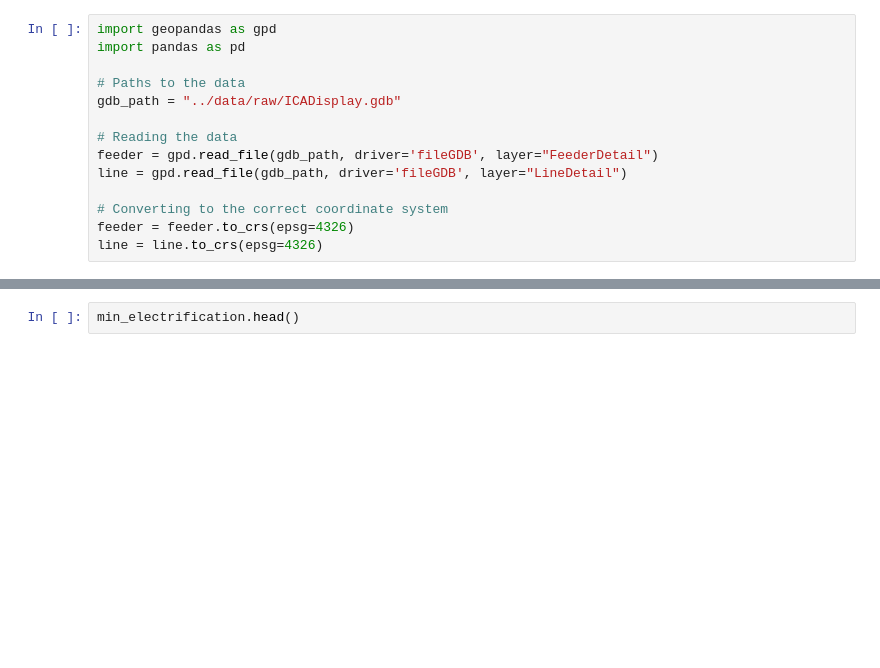
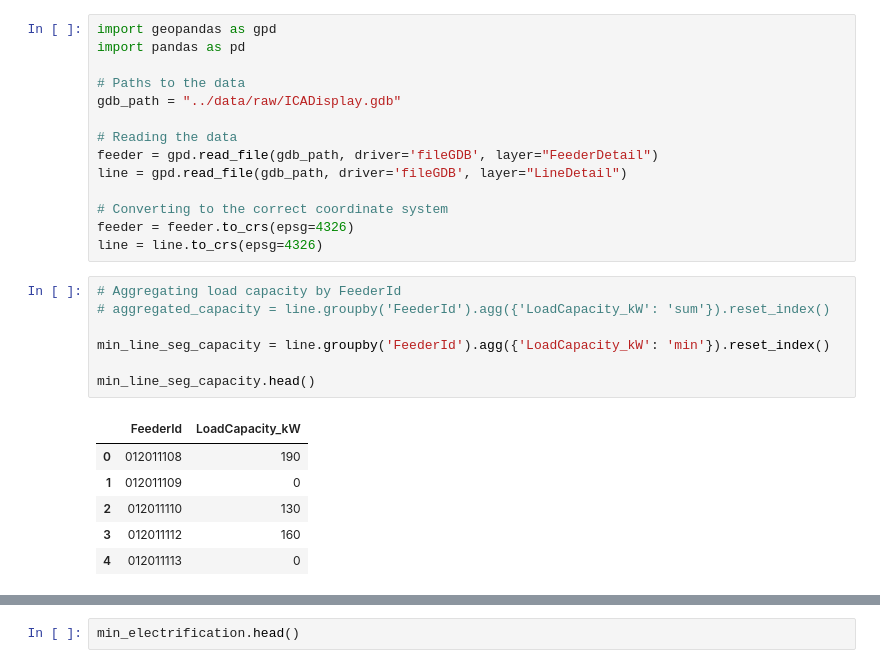
Before and after one commit to antiroyalty/ca-climate-action-initiative, a Jupyter notebook: backend/notebooks/ica_to_geojson.ipynb, the cells around one changed output, grey strips where cells are left out. Drawn from its saved outputs; the diff is of its cells as text; blank space fills up the shorter version.

```diff
--- a/backend/notebooks/ica_to_geojson.ipynb
+++ b/backend/notebooks/ica_to_geojson.ipynb
@@ -46,4 +46,18 @@ line = gpd.read_file(gdb_path, driver='fileGDB', layer="LineDetail")
 # Converting to the correct coordinate system
 feeder = feeder.to_crs(epsg=4326)
 line = line.to_crs(epsg=4326)
+# %%
+# Aggregating load capacity by FeederId
+# aggregated_capacity = line.groupby('FeederId').agg({'LoadCapacity_kW': 'sum'}).reset_index()
+
+min_line_seg_capacity = line.groupby('FeederId').agg({'LoadCapacity_kW': 'min'}).reset_index()
+
+min_line_seg_capacity.head()
+# %% [output]
+|  | FeederId | LoadCapacity_kW |
+| 0 | 012011108 | 190 |
+| 1 | 012011109 | 0 |
+| 2 | 012011110 | 130 |
+| 3 | 012011112 | 160 |
+| 4 | 012011113 | 0 |
 # %%
```
Also changed, not shown: parts of 3 cells of this notebook, 11 other files.
